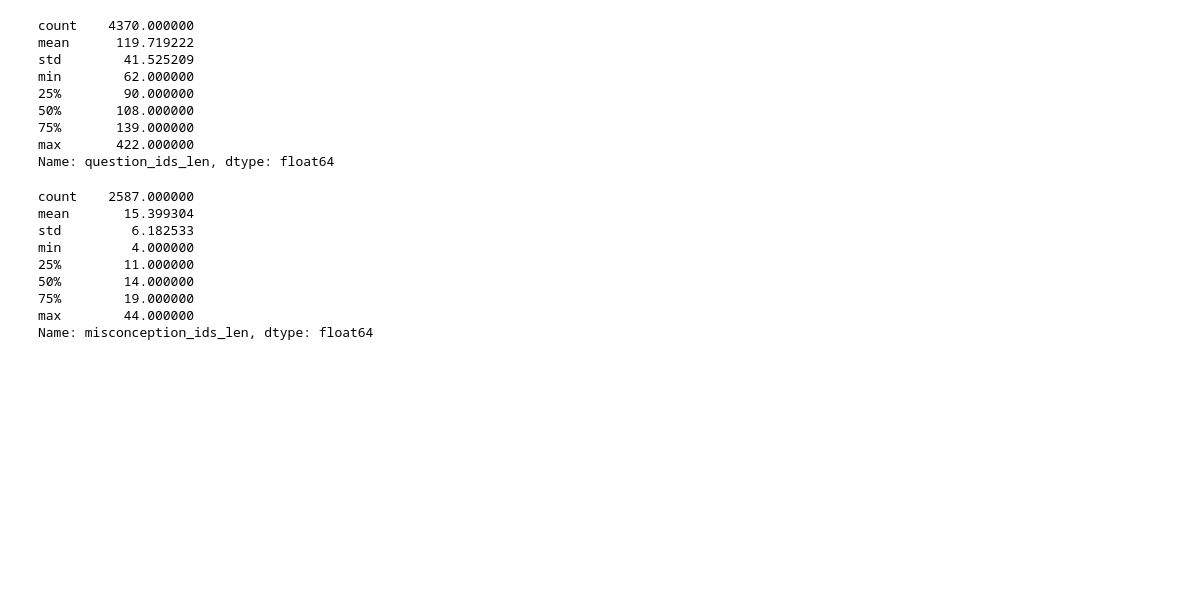
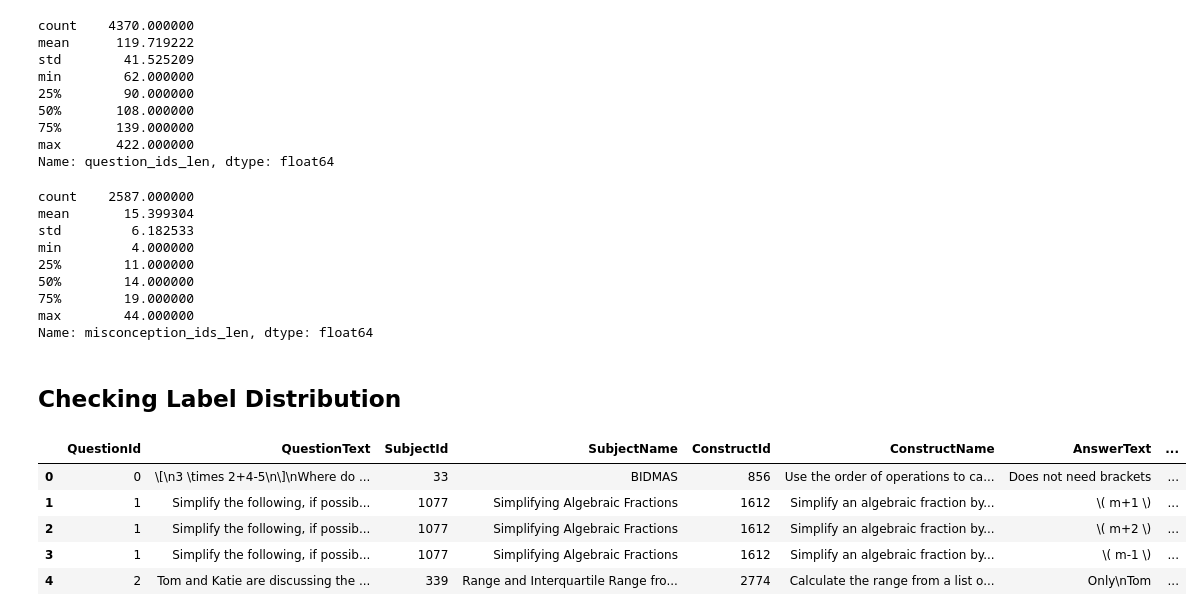
Before and after one commit to Shakleen/mining-misconceptions-in-math, a Jupyter notebook: notebooks/contrastive_dataset_eda.ipynb, the cells around one changed output. Drawn from its saved outputs; the diff is of its cells as text; code cells hidden in the pictures; blank space fills up the shorter version.

```diff
--- a/notebooks/contrastive_dataset_eda.ipynb
+++ b/notebooks/contrastive_dataset_eda.ipynb
@@ -125,3 +125,15 @@ fig.update_yaxes(title_text="", row=2, col=1)
 fig.update_yaxes(title_text="", row=2, col=2)
 
 fig.show()
+# %% [markdown]
+## Checking Label Distribution
+# %%
+qa_df = pd.read_csv("data/qa-pair-datasettyjgd2rs.csv")
+qa_df.head()
+# %% [output]
+|  | QuestionId | QuestionText | SubjectId | SubjectName | ConstructId | ConstructName | AnswerText | ... |
+| 0 | 0 | \[\n3 \times 2+4-5\n\]\nWhere do ... | 33 | BIDMAS | 856 | Use the order of operations to ca... | Does not need brackets | ... |
+| 1 | 1 | Simplify the following, if possib... | 1077 | Simplifying Algebraic Fractions | 1612 | Simplify an algebraic fraction by... | \( m+1 \) | ... |
+| 2 | 1 | Simplify the following, if possib... | 1077 | Simplifying Algebraic Fractions | 1612 | Simplify an algebraic fraction by... | \( m+2 \) | ... |
+| 3 | 1 | Simplify the following, if possib... | 1077 | Simplifying Algebraic Fractions | 1612 | Simplify an algebraic fraction by... | \( m-1 \) | ... |
+| 4 | 2 | Tom and Katie are discussing the ... | 339 | Range and Interquartile Range fro... | 2774 | Calculate the range from a list o... | Only\nTom | ... |
```
Also changed, not shown: parts of 9 cells of this notebook, 6 other files.
